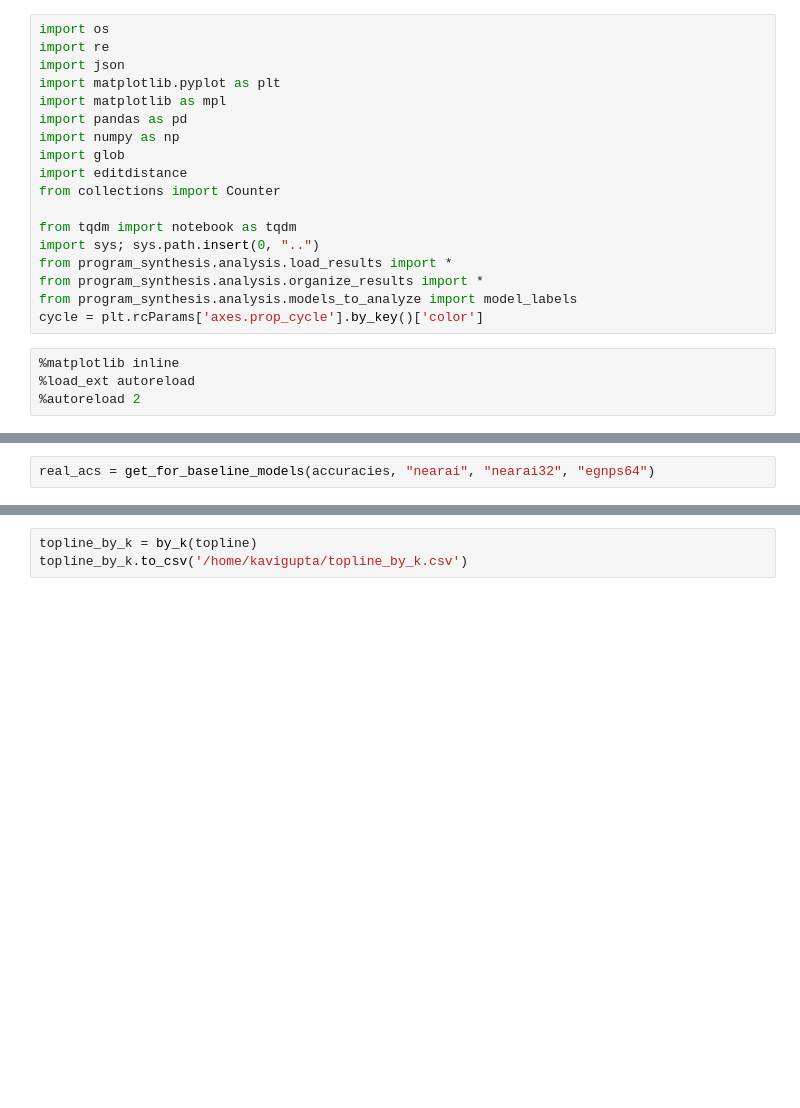
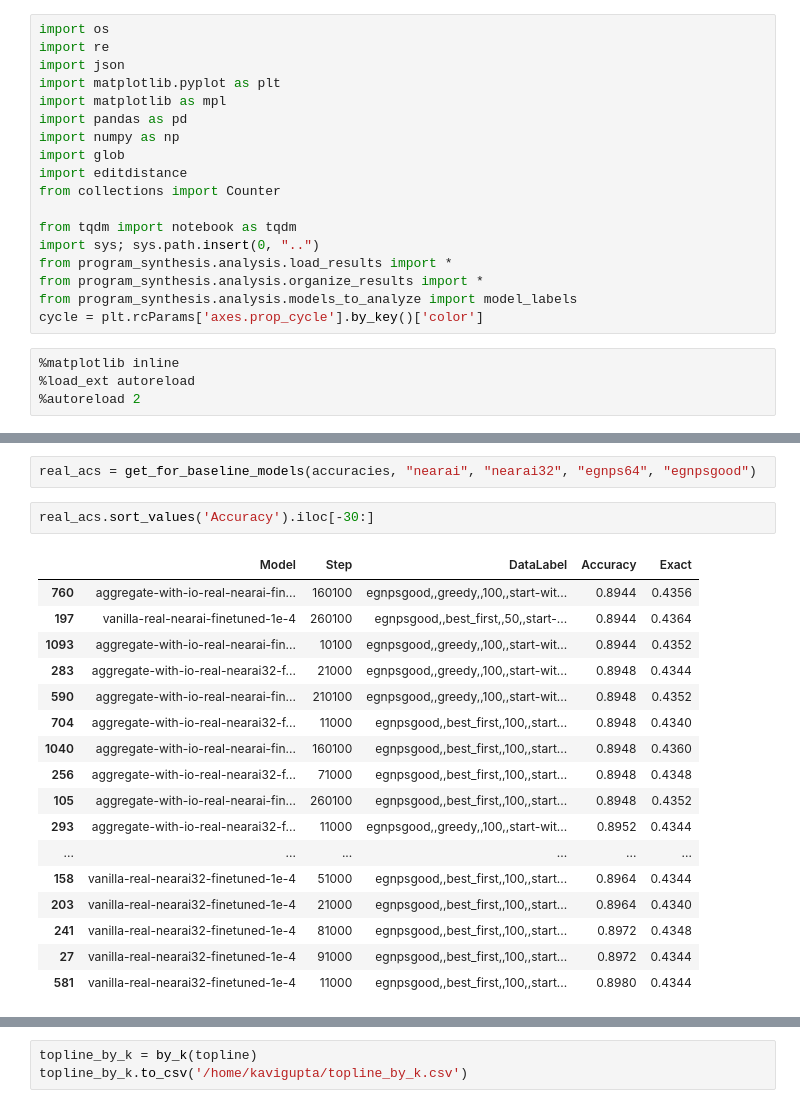
Before and after one commit to kavigupta/program_synthesis, a Jupyter notebook: notebooks/results.ipynb, the cells around one changed output, grey strips where cells are left out. Cells and saved outputs as stored; diff of their text form; blank space fills up the shorter version.

```diff
--- a/notebooks/results.ipynb
+++ b/notebooks/results.ipynb
@@ -44,5 +44,25 @@ aggregate-with-io-real-nearai32-finetuned-1e-4
 # %%
-real_acs = get_for_baseline_models(accuracies, "nearai", "nearai32", "egnps64")
+real_acs = get_for_baseline_models(accuracies, "nearai", "nearai32", "egnps64", "egnpsgood")
+# %%
+real_acs.sort_values('Accuracy').iloc[-30:]
+# %% [output]
+|  | Model | Step | DataLabel | Accuracy | Exact |
+| 760 | aggregate-with-io-real-nearai-fin... | 160100 | egnpsgood,,greedy,,100,,start-wit... | 0.8944 | 0.4356 |
+| 197 | vanilla-real-nearai-finetuned-1e-4 | 260100 | egnpsgood,,best_first,,50,,start-... | 0.8944 | 0.4364 |
+| 1093 | aggregate-with-io-real-nearai-fin... | 10100 | egnpsgood,,greedy,,100,,start-wit... | 0.8944 | 0.4352 |
+| 283 | aggregate-with-io-real-nearai32-f... | 21000 | egnpsgood,,greedy,,100,,start-wit... | 0.8948 | 0.4344 |
+| 590 | aggregate-with-io-real-nearai-fin... | 210100 | egnpsgood,,greedy,,100,,start-wit... | 0.8948 | 0.4352 |
+| 704 | aggregate-with-io-real-nearai32-f... | 11000 | egnpsgood,,best_first,,100,,start... | 0.8948 | 0.4340 |
+| 1040 | aggregate-with-io-real-nearai-fin... | 160100 | egnpsgood,,best_first,,100,,start... | 0.8948 | 0.4360 |
+| 256 | aggregate-with-io-real-nearai32-f... | 71000 | egnpsgood,,best_first,,100,,start... | 0.8948 | 0.4348 |
+| 105 | aggregate-with-io-real-nearai-fin... | 260100 | egnpsgood,,best_first,,100,,start... | 0.8948 | 0.4352 |
+| 293 | aggregate-with-io-real-nearai32-f... | 11000 | egnpsgood,,greedy,,100,,start-wit... | 0.8952 | 0.4344 |
+| ... | ... | ... | ... | ... | ... |
+| 158 | vanilla-real-nearai32-finetuned-1e-4 | 51000 | egnpsgood,,best_first,,100,,start... | 0.8964 | 0.4344 |
+| 203 | vanilla-real-nearai32-finetuned-1e-4 | 21000 | egnpsgood,,best_first,,100,,start... | 0.8964 | 0.4340 |
+| 241 | vanilla-real-nearai32-finetuned-1e-4 | 81000 | egnpsgood,,best_first,,100,,start... | 0.8972 | 0.4348 |
+| 27 | vanilla-real-nearai32-finetuned-1e-4 | 91000 | egnpsgood,,best_first,,100,,start... | 0.8972 | 0.4344 |
+| 581 | vanilla-real-nearai32-finetuned-1e-4 | 11000 | egnpsgood,,best_first,,100,,start... | 0.8980 | 0.4344 |
 # %%
 topline = separate_strategies(real_acs)
 topline.to_csv("/home/kavigupta/topline.csv")
```
Also changed, not shown: parts of 6 cells of this notebook, 5 other files.
